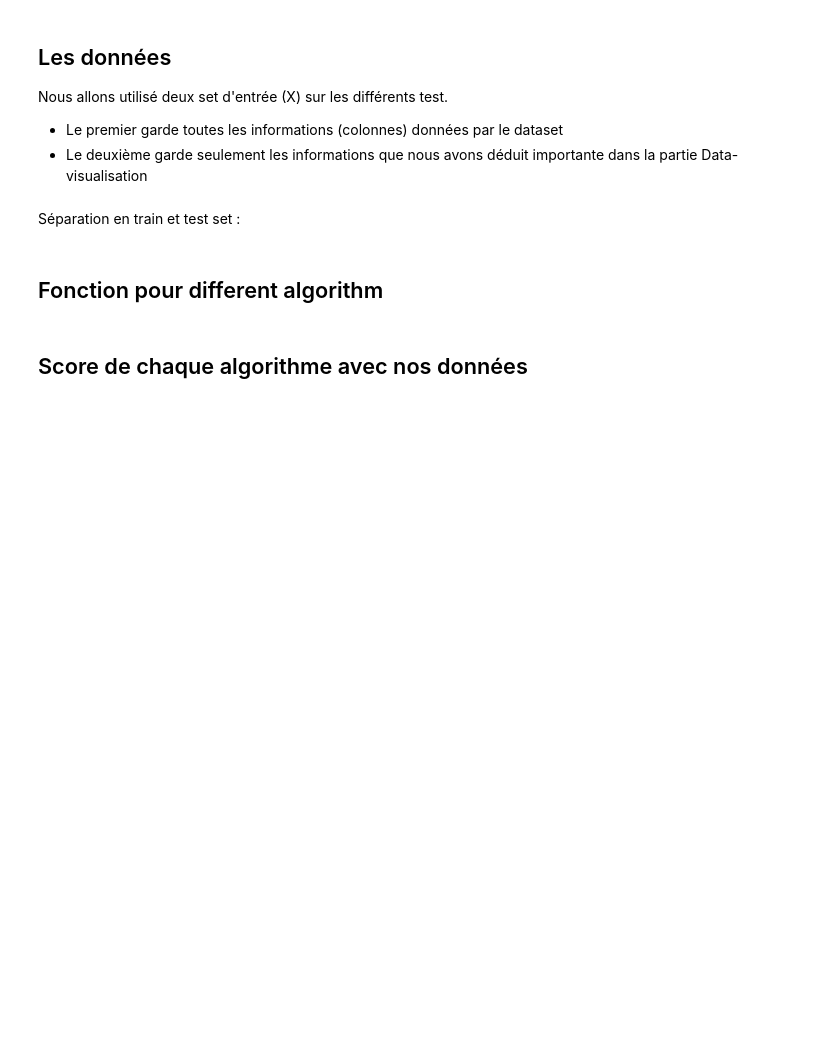
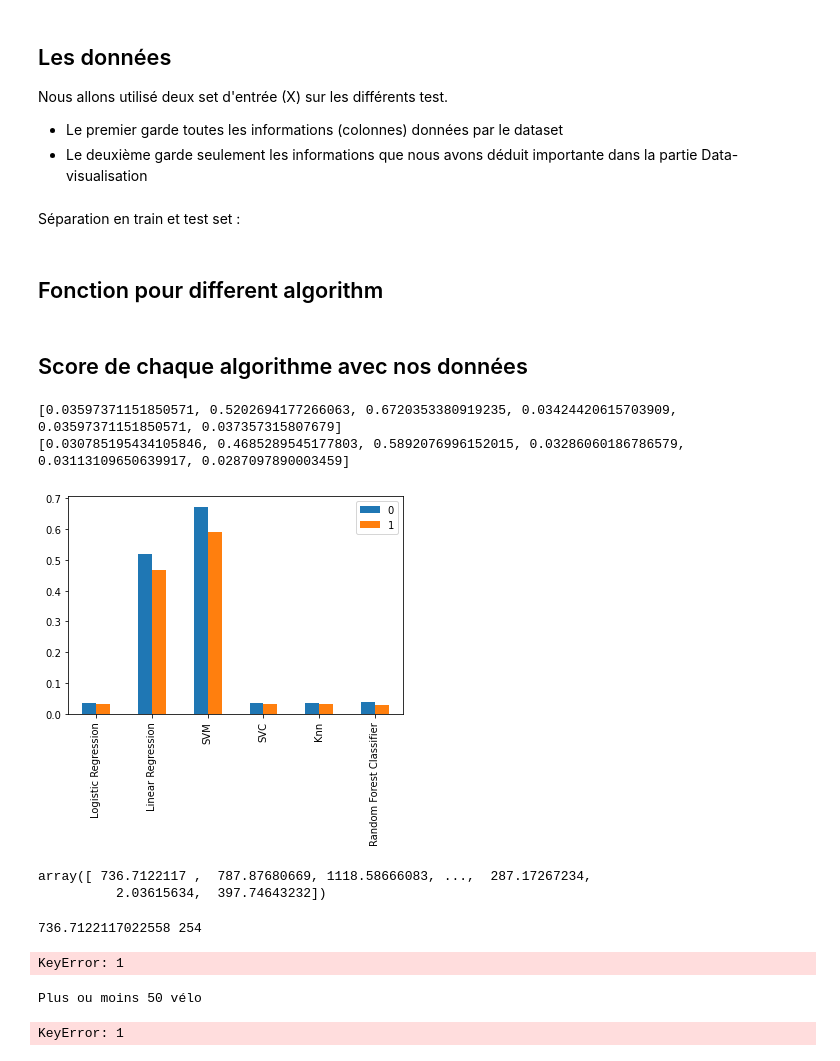
Before and after one commit to Raiyol/python-project, a Jupyter notebook: ml.ipynb, the cells around one changed output. Saved outputs shown, nothing was run; the diff lists cells and outputs as text; code cells hidden in the pictures; blank space fills up the shorter version.

```diff
--- a/ml.ipynb
+++ b/ml.ipynb
@@ -54,0 +61,4 @@ trainy , testy = y[:n_train ], y[ n_train:]
+# %%
+from sklearn.model_selection import train_test_split
+X_train, X_test, y_train, y_test = train_test_split(X, y, test_size=0.33, random_state=42)
+X_train2, X_test2, y_train2, y_test2 = train_test_split(X2, y, test_size=0.33, random_state=42)
@@ -59,7 +80,10 @@ from sklearn.model_selection import GridSearchCV
 # Logistic Regression
 from sklearn.linear_model import LogisticRegression
 def MLogisticR(trainX,trainy):
-    return LogisticRegression(random_state=0).fit(trainX, trainy)
+    grid = GridSearchCV(LogisticRegression(), {}, n_jobs=-1)
+    grid.fit(trainX, trainy)
+    return grid.best_estimator_
+    # return LogisticRegression(random_state=0).fit(trainX, trainy)
 
 # Linear Regression
 from sklearn.linear_model import LinearRegression
@@ -129,7 +153,7 @@ def MGradientBC(trainX, trainy):
 # %%
 scoreFull = []
 scorePart = []
-axeX = ["Logistic Regression", "Linear Regression", "SVM", "SVC", "Knn", "Random Forest Classifier"]
+axeX = ["Logistic Regression", "Linear Regression", "SVM", "SVC", "Knn", "Random Forest Classifier", "Gradient Boosting Classifier"]
 modelFull = []
 modelPart = []
 # %%
@@ -159,31 +187,48 @@ modelFull.append(temp)
 # %%
-temp = MLogisticR(trainX2, trainy)
-scorePart.append(temp.score(testX2, testy))
+temp = MLogisticR(X_train2, y_train2)
+scorePart.append(temp.score(X_test2, y_test2))
 modelPart.append(temp)
 
-temp = MLinearR(trainX2, trainy)
-scorePart.append(temp.score(testX2, testy))
+temp = MLinearR(X_train2, y_train2)
+scorePart.append(temp.score(X_test2, y_test2))
 modelPart.append(temp)
 
-temp = MSVM(trainX2, trainy)
-scorePart.append(temp.score(testX2, testy))
+temp = MSVM(X_train2, y_train2)
+scorePart.append(temp.score(X_test2, y_test2))
 modelPart.append(temp)
 
-temp = MSVC(trainX2, trainy)
-scorePart.append(temp.score(testX2, testy))
+temp = MSVC(X_train2, y_train2)
+scorePart.append(temp.score(X_test2, y_test2))
 modelPart.append(temp)
 
-temp = MKNN(trainX2, trainy)
-scorePart.append(temp.score(testX2, testy))
+temp = MKNN(X_train2, y_train2)
+scorePart.append(temp.score(X_test2, y_test2))
 modelPart.append(temp)
 
-temp = MRandomFC(trainX2, trainy)
-scorePart.append(temp.score(testX2, testy))
+temp = MRandomFC(X_train2, y_train2)
+scorePart.append(temp.score(X_test2, y_test2))
 modelPart.append(temp)
+
+temp = MGradientBC(X_train2, y_train2)
+scorePart.append(temp.score(X_test2, y_test2))
+modelPart.append(temp)
+# %%
+print(scoreFull)
+print(scorePart)
+# %% [output]
+[0.03597371151850571, 0.5202694177266063, 0.6720353380919235, 0.03424420615703909, 0.03597371151850571, 0.037357315807679]
+[0.030785195434105846, 0.4685289545177803, 0.5892076996152015, 0.03286060186786579, 0.03113109650639917, 0.0287097890003459]
 # %%
 import matplotlib.pyplot as plt
 
 plot = pd.DataFrame(np.c_[scoreFull, scorePart], index=axeX)
-df.plot.bar()
+plot.plot.bar()
 
 plt.show()
+# %% [output]
+[figure, added]
+# %%
+modelFull[2].predict(X_test)
+# %% [output]
+array([ 736.7122117 ,  787.87680669, 1118.58666083, ...,  287.17267234,
+          2.03615634,  397.74643232])
@@ -189,0 +239,6 @@ plt.show()
+# %%
+print(temp[0], y_test[0])
+Accuracy(temp, y_test, 10)
+# %% [output]
+736.7122117022558 254
+KeyError: 1
@@ -189,0 +252,9 @@ plt.show()
+# %%
+print("Plus ou moins 50 vélo")
+for i in range(6):
+    full = Accuracy(modelFull[i].predict(X_test), y_test, 0)
+    part = Accuracy(modelPart[i].predict(X_test2), y_test2 ,0)
+    print("Model {}, Full % : {}, Part % : {}".format(axeX[i], full, part))
+# %% [output]
+Plus ou moins 50 vélo
+KeyError: 1
```
Also changed, not shown: parts of 8 cells of this notebook, 13 other files.
